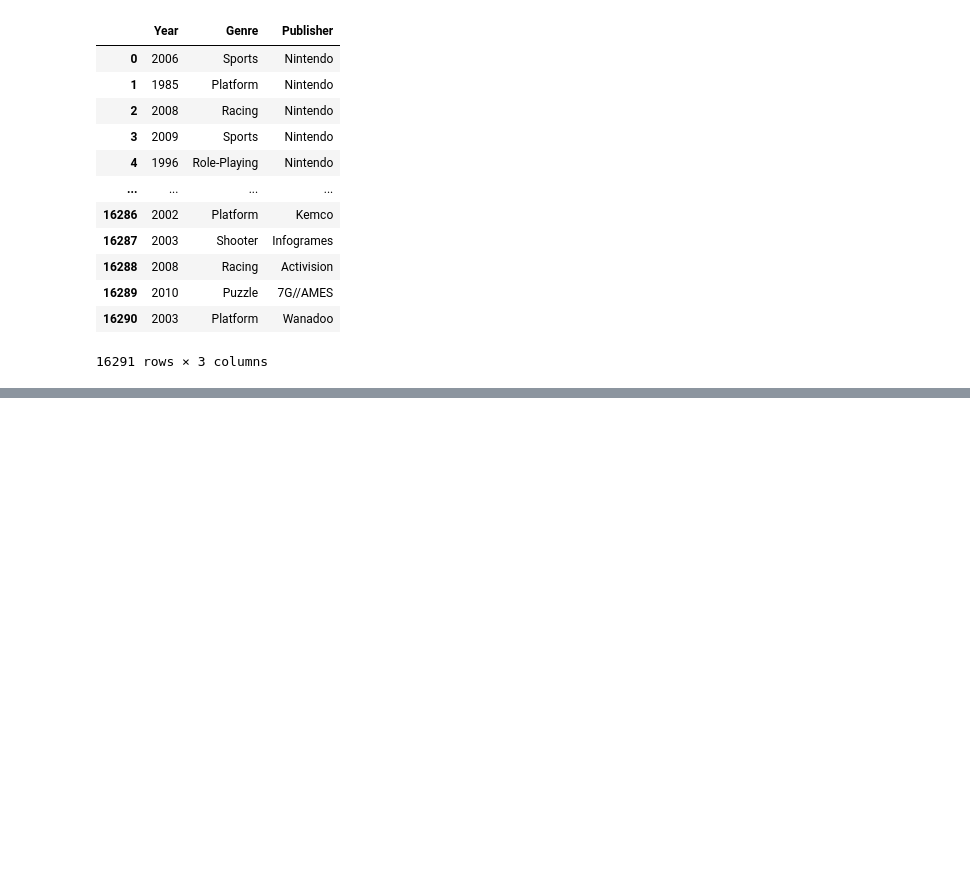
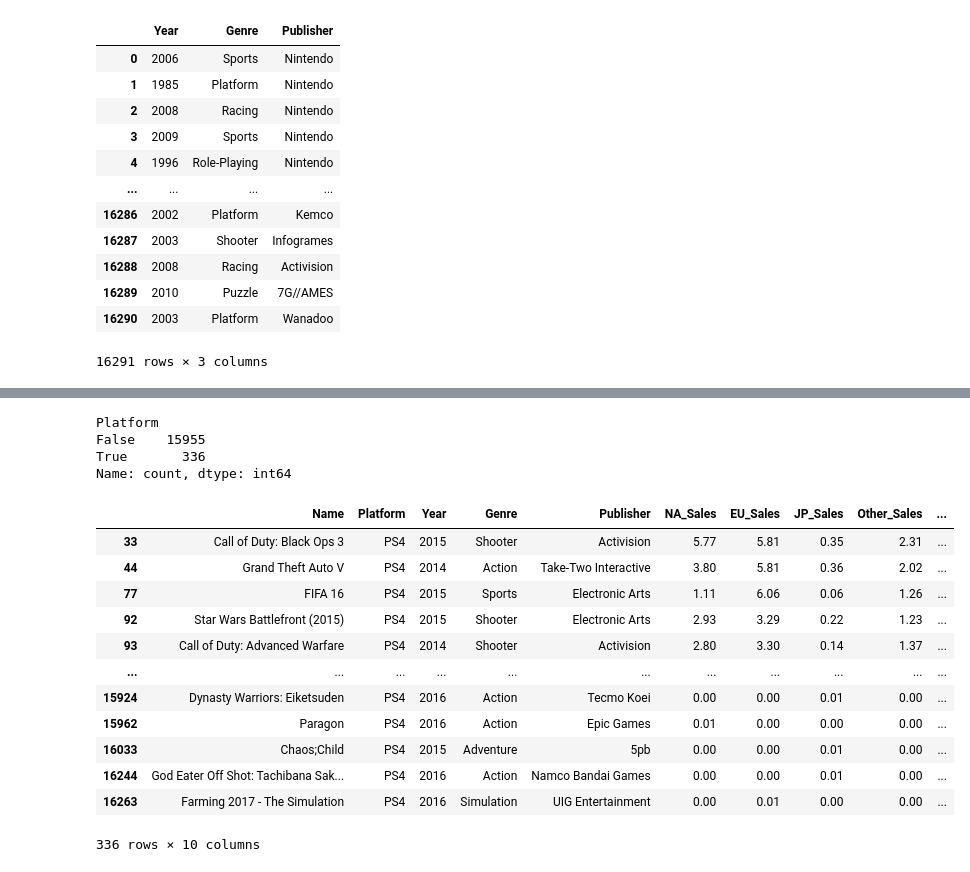
Before and after one commit to sienchoon/coding-challenge-practice, a Jupyter notebook: Pandas_Practice/practice_df.ipynb, the cells around one changed output, grey strips where cells are left out. Cells and saved outputs as stored; diff of their text form; code cells hidden in the pictures; blank space fills up the shorter version.

```diff
--- a/Pandas_Practice/practice_df.ipynb
+++ b/Pandas_Practice/practice_df.ipynb
@@ -357,0 +375,4 @@ df.iloc[:, 2:5]
+# %%
+# Changing or update the value in a dataframe
+df.loc[1, "Name"] = "Super Mario"
+df.loc[1, "Name"]
@@ -357,0 +395,24 @@ df.iloc[:, 2:5]
+# %%
+PlayStation4 = df["Platform"] == "PS4"
+PlayStation4.value_counts()
+# %% [output]
+Platform
+False    15955
+True       336
+Name: count, dtype: int64
+# %%
+df.loc[PlayStation4]
+# %% [output]
+|  | Name | Platform | Year | Genre | Publisher | NA_Sales | EU_Sales | JP_Sales | Other_Sales | ... |
+| 33 | Call of Duty: Black Ops 3 | PS4 | 2015 | Shooter | Activision | 5.77 | 5.81 | 0.35 | 2.31 | ... |
+| 44 | Grand Theft Auto V | PS4 | 2014 | Action | Take-Two Interactive | 3.80 | 5.81 | 0.36 | 2.02 | ... |
+| 77 | FIFA 16 | PS4 | 2015 | Sports | Electronic Arts | 1.11 | 6.06 | 0.06 | 1.26 | ... |
+| 92 | Star Wars Battlefront (2015) | PS4 | 2015 | Shooter | Electronic Arts | 2.93 | 3.29 | 0.22 | 1.23 | ... |
+| 93 | Call of Duty: Advanced Warfare | PS4 | 2014 | Shooter | Activision | 2.80 | 3.30 | 0.14 | 1.37 | ... |
+| ... | ... | ... | ... | ... | ... | ... | ... | ... | ... | ... |
+| 15924 | Dynasty Warriors: Eiketsuden | PS4 | 2016 | Action | Tecmo Koei | 0.00 | 0.00 | 0.01 | 0.00 | ... |
+| 15962 | Paragon | PS4 | 2016 | Action | Epic Games | 0.01 | 0.00 | 0.00 | 0.00 | ... |
+| 16033 | Chaos;Child | PS4 | 2015 | Adventure | 5pb | 0.00 | 0.00 | 0.01 | 0.00 | ... |
+| 16244 | God Eater Off Shot: Tachibana Sak... | PS4 | 2016 | Action | Namco Bandai Games | 0.00 | 0.00 | 0.01 | 0.00 | ... |
+| 16263 | Farming 2017 - The Simulation | PS4 | 2016 | Simulation | UIG Entertainment | 0.00 | 0.01 | 0.00 | 0.00 | ... |
+336 rows × 10 columns
```
Also changed, not shown: parts of 13 cells of this notebook.
